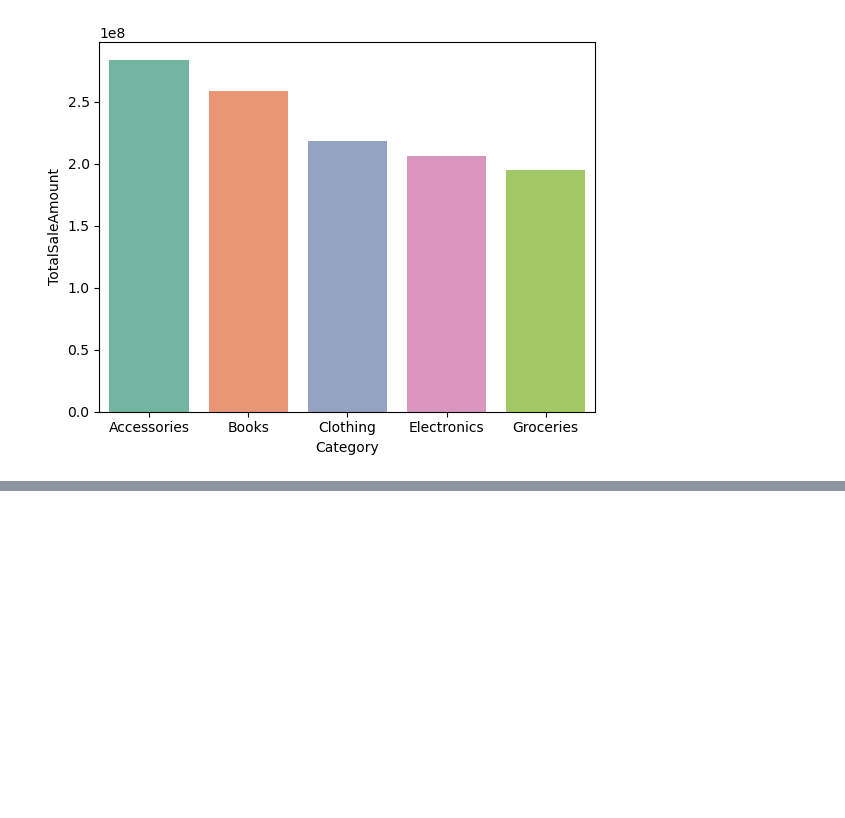
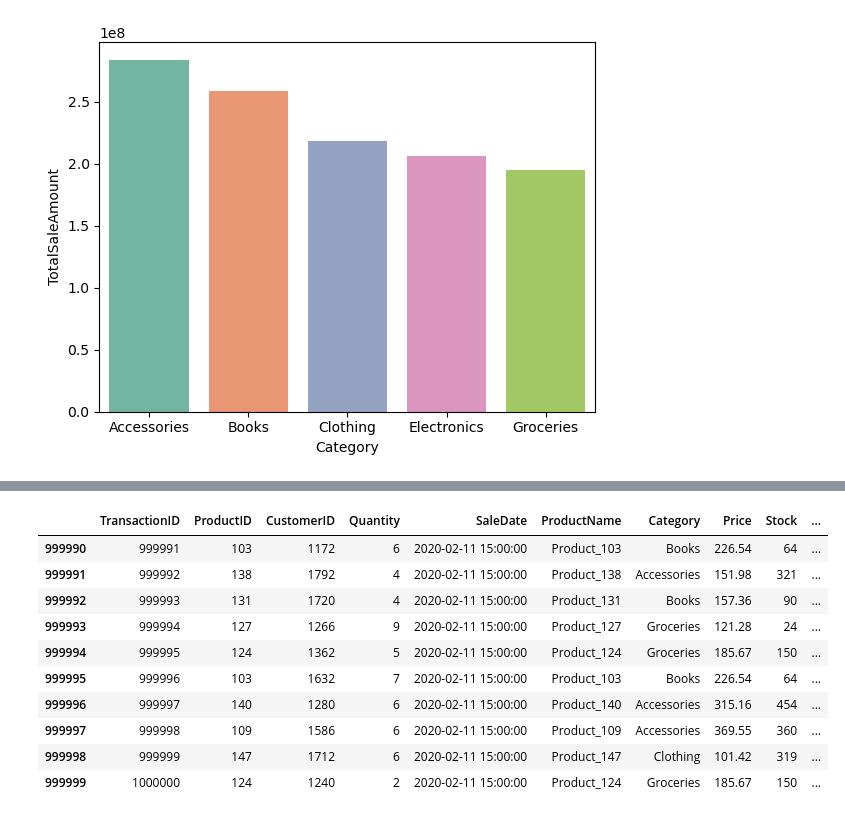
Before and after one commit to priyadarshi2/Data_Science_Internship, a Jupyter notebook: Advance_Pandas/advanced_pandas.ipynb, the cells around one changed output, grey strips where cells are left out. Saved outputs shown, nothing was run; the diff lists cells and outputs as text; code cells hidden in the pictures; blank space fills up the shorter version.

```diff
--- a/Advance_Pandas/advanced_pandas.ipynb
+++ b/Advance_Pandas/advanced_pandas.ipynb
@@ -170,0 +200,15 @@ plt.show()
+# %%
+#Display the last 10 entries from the daytime column
+commercialData.tail(10)
+# %% [output]
+|  | TransactionID | ProductID | CustomerID | Quantity | SaleDate | ProductName | Category | Price | Stock | ... |
+| 999990 | 999991 | 103 | 1172 | 6 | 2020-02-11 15:00:00 | Product_103 | Books | 226.54 | 64 | ... |
+| 999991 | 999992 | 138 | 1792 | 4 | 2020-02-11 15:00:00 | Product_138 | Accessories | 151.98 | 321 | ... |
+| 999992 | 999993 | 131 | 1720 | 4 | 2020-02-11 15:00:00 | Product_131 | Books | 157.36 | 90 | ... |
+| 999993 | 999994 | 127 | 1266 | 9 | 2020-02-11 15:00:00 | Product_127 | Groceries | 121.28 | 24 | ... |
+| 999994 | 999995 | 124 | 1362 | 5 | 2020-02-11 15:00:00 | Product_124 | Groceries | 185.67 | 150 | ... |
+| 999995 | 999996 | 103 | 1632 | 7 | 2020-02-11 15:00:00 | Product_103 | Books | 226.54 | 64 | ... |
+| 999996 | 999997 | 140 | 1280 | 6 | 2020-02-11 15:00:00 | Product_140 | Accessories | 315.16 | 454 | ... |
+| 999997 | 999998 | 109 | 1586 | 6 | 2020-02-11 15:00:00 | Product_109 | Accessories | 369.55 | 360 | ... |
+| 999998 | 999999 | 147 | 1712 | 6 | 2020-02-11 15:00:00 | Product_147 | Clothing | 101.42 | 319 | ... |
+| 999999 | 1000000 | 124 | 1240 | 2 | 2020-02-11 15:00:00 | Product_124 | Groceries | 185.67 | 150 | ... |
```
Also changed, not shown: parts of 13 cells of this notebook.
